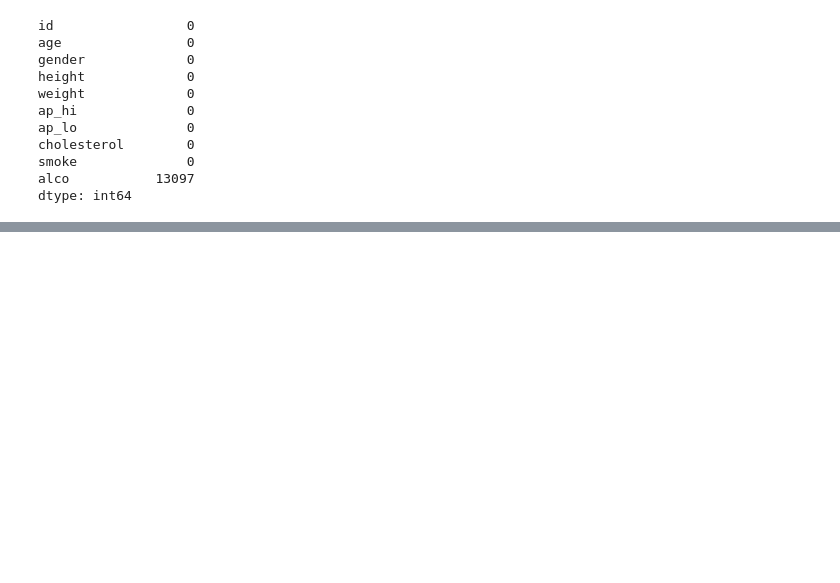
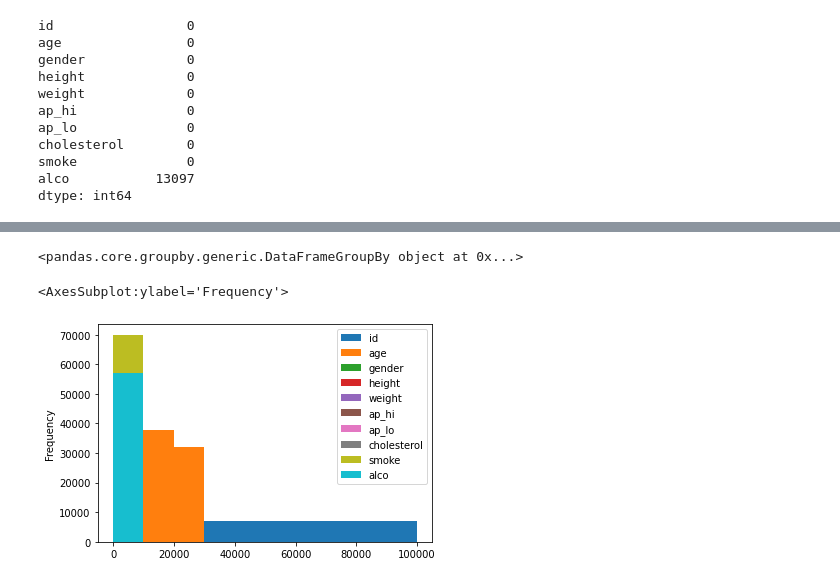
Before and after one commit to EnochAy/Turing-Data-Analytics_Science_Test, a Jupyter notebook: turing.ipynb, the cells around one changed output, grey strips where cells are left out. Drawn from its saved outputs; the diff is of its cells as text; code cells hidden in the pictures; blank space fills up the shorter version.

```diff
--- a/turing.ipynb
+++ b/turing.ipynb
@@ -216,3 +216,12 @@ df_full.describe()
 | 50% | 50001.500000 | 19703.000000 | 1.000000 | 165.000000 | 72.000000 | 120.000000 | 80.000000 | 1.000000 | 0.000000 | 0.000000 |
 | 75% | 74889.250000 | 21327.000000 | 2.000000 | 170.000000 | 82.000000 | 140.000000 | 90.000000 | 2.000000 | 0.000000 | 0.000000 |
 | max | 99999.000000 | 23713.000000 | 2.000000 | 250.000000 | 200.000000 | 16020.000000 | 11000.000000 | 3.000000 | 1.000000 | 1.000000 |
+# %%
+df_full.groupby(by="gender")
+# %% [output]
+<pandas.core.groupby.generic.DataFrameGroupBy object at 0x...>
+# %%
+df_full.plot.hist()
+# %% [output]
+<AxesSubplot:ylabel='Frequency'>
+[figure, added]
```
Also changed, not shown: parts of 1 cell of this notebook.
